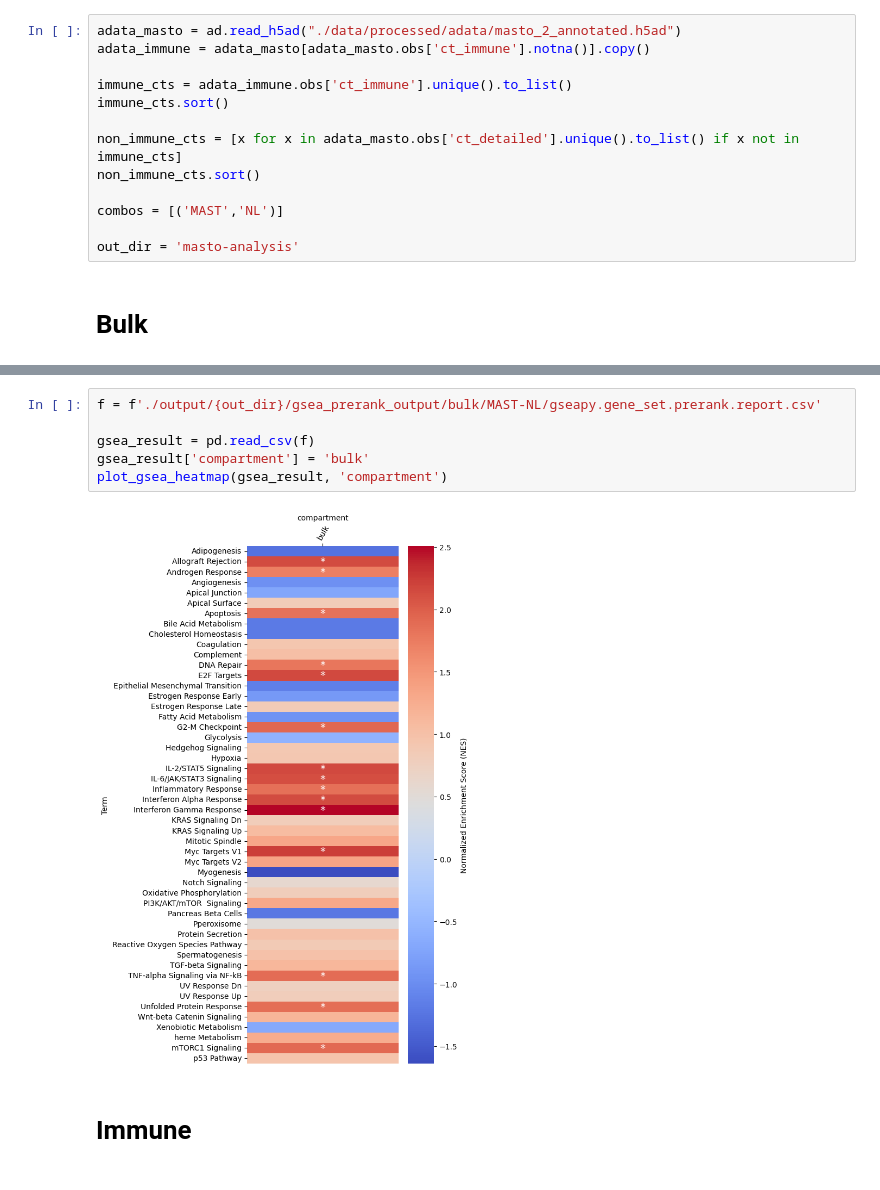
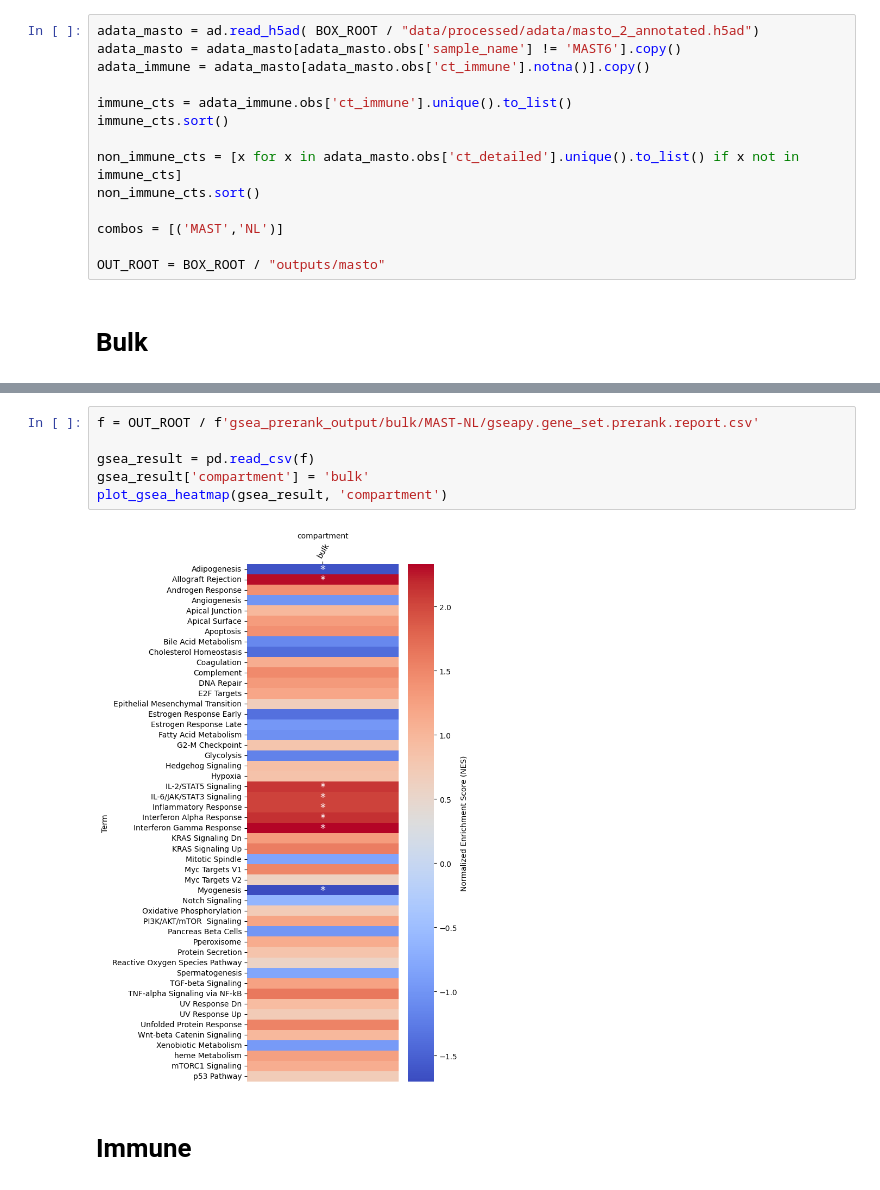
Before and after one commit to burkelawlor/hci-xenium, a Jupyter notebook: notebooks/masto-analysis/5-masto-diffex.ipynb, the cells around one changed output, grey strips where cells are left out. Drawn from its saved outputs; the diff is of its cells as text.

Commit message:
- excluded MAST6 - updated in/out paths with BOX_ROOT

```diff
--- a/notebooks/masto-analysis/5-masto-diffex.ipynb
+++ b/notebooks/masto-analysis/5-masto-diffex.ipynb
@@ -25,7 +25,8 @@ pd.set_option('display.width', 1000)
 # %% [markdown]
 # Load data
 # %%
-adata_masto = ad.read_h5ad("./data/processed/adata/masto_2_annotated.h5ad")
+adata_masto = ad.read_h5ad( BOX_ROOT / "data/processed/adata/masto_2_annotated.h5ad")
+adata_masto = adata_masto[adata_masto.obs['sample_name'] != 'MAST6'].copy()
 adata_immune = adata_masto[adata_masto.obs['ct_immune'].notna()].copy()
 
 immune_cts = adata_immune.obs['ct_immune'].unique().to_list()
@@ -36,7 +37,7 @@ non_immune_cts.sort()
 
 combos = [('MAST','NL')]
 
-out_dir = 'masto-analysis'
+OUT_ROOT = BOX_ROOT / "outputs/masto"
 # %% [markdown]
 # Bulk
 # %%
@@ -168,11 +173,11 @@ plt.show()
 # %%
-f = f'./output/{out_dir}/gsea_prerank_output/bulk/MAST-NL/gseapy.gene_set.prerank.report.csv'
+f = OUT_ROOT / f'gsea_prerank_output/bulk/MAST-NL/gseapy.gene_set.prerank.report.csv'
 
 gsea_result = pd.read_csv(f)
 gsea_result['compartment'] = 'bulk'
 plot_gsea_heatmap(gsea_result, 'compartment')
 # %% [output]
-[figure, old version]
+[figure, new version]
 # %% [markdown]
 # Immune
 # %%
```
Also changed, not shown: parts of 12 cells of this notebook.
